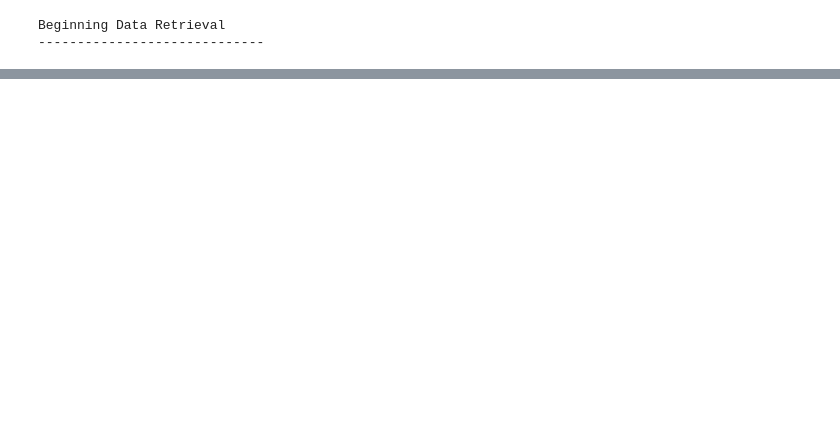
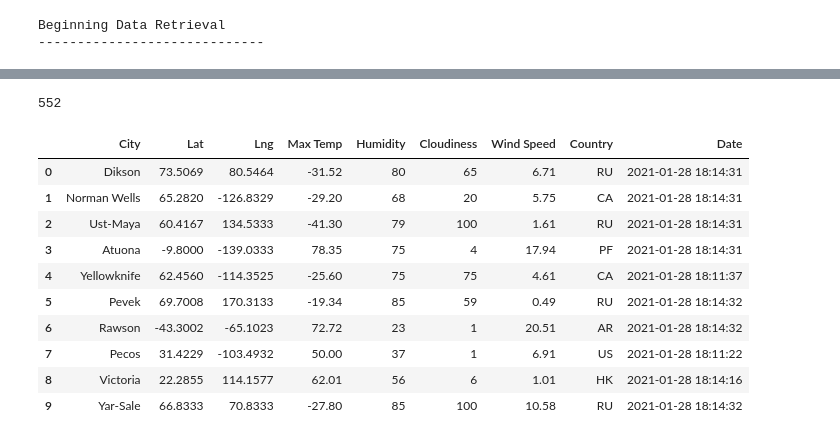
Before and after one commit to jdwrhodes/World_Weather_Analysis, a Jupyter notebook: WeatherPy.ipynb, the cells around one changed output, grey strips where cells are left out. Cells and saved outputs as stored; diff of their text form; code cells hidden in the pictures; blank space fills up the shorter version.

```diff
--- a/WeatherPy.ipynb
+++ b/WeatherPy.ipynb
@@ -138,0 +155,20 @@ Data Retrieval Complete
+# %%
+len(city_data)
+# %% [output]
+552
+# %%
+# Convert the array of dictionaries to a Pandas DataFrame
+city_data_df = pd.DataFrame(city_data)
+city_data_df.head(10)
+# %% [output]
+|  | City | Lat | Lng | Max Temp | Humidity | Cloudiness | Wind Speed | Country | Date |
+| 0 | Dikson | 73.5069 | 80.5464 | -31.52 | 80 | 65 | 6.71 | RU | 2021-01-28 18:14:31 |
+| 1 | Norman Wells | 65.2820 | -126.8329 | -29.20 | 68 | 20 | 5.75 | CA | 2021-01-28 18:14:31 |
+| 2 | Ust-Maya | 60.4167 | 134.5333 | -41.30 | 79 | 100 | 1.61 | RU | 2021-01-28 18:14:31 |
+| 3 | Atuona | -9.8000 | -139.0333 | 78.35 | 75 | 4 | 17.94 | PF | 2021-01-28 18:14:31 |
+| 4 | Yellowknife | 62.4560 | -114.3525 | -25.60 | 75 | 75 | 4.61 | CA | 2021-01-28 18:11:37 |
+| 5 | Pevek | 69.7008 | 170.3133 | -19.34 | 85 | 59 | 0.49 | RU | 2021-01-28 18:14:32 |
+| 6 | Rawson | -43.3002 | -65.1023 | 72.72 | 23 | 1 | 20.51 | AR | 2021-01-28 18:14:32 |
+| 7 | Pecos | 31.4229 | -103.4932 | 50.00 | 37 | 1 | 6.91 | US | 2021-01-28 18:11:22 |
+| 8 | Victoria | 22.2855 | 114.1577 | 62.01 | 56 | 6 | 1.01 | HK | 2021-01-28 18:14:16 |
+| 9 | Yar-Sale | 66.8333 | 70.8333 | -27.80 | 85 | 100 | 10.58 | RU | 2021-01-28 18:14:32 |
```
Also changed, not shown: parts of 8 cells of this notebook, 4 other files.
